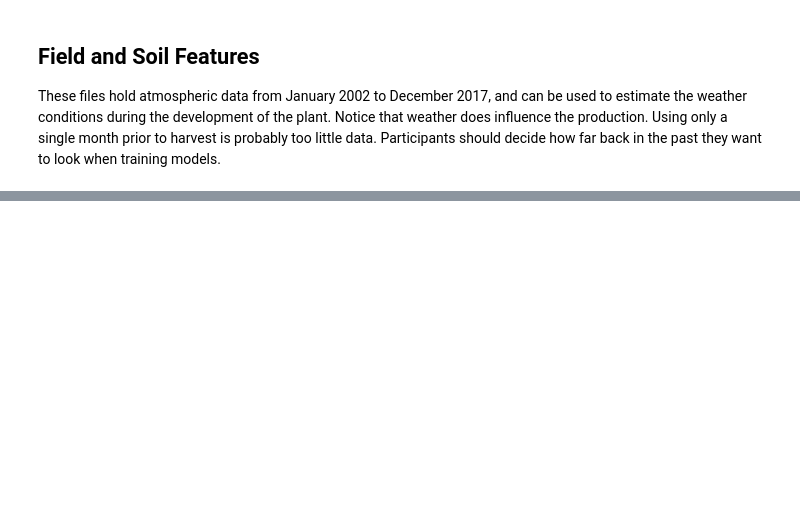
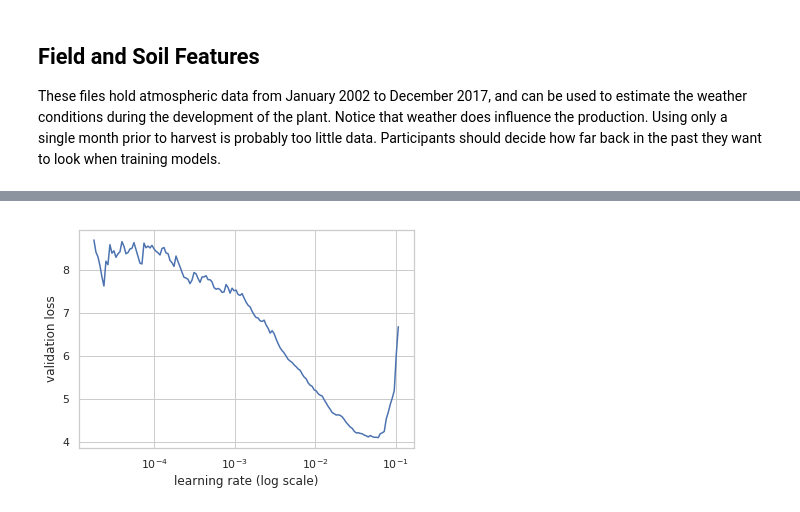
Before and after one commit to eraldoluis/kddbr-2018, a Jupyter notebook: nb/fastai-finetune.ipynb, the cells around one changed output, grey strips where cells are left out. Cells and saved outputs as stored; diff of their text form; code cells hidden in the pictures; blank space fills up the shorter version.

```diff
--- a/nb/fastai-finetune.ipynb
+++ b/nb/fastai-finetune.ipynb
@@ -88,5 +113,6 @@ df_all_ftrs.head(2)
 # %%
-# Get train data only.
+# Split test and train data.
+df_test = df_all_ftrs[df_all_ftrs.production.isna()]
 df_all_ftrs = df_all_ftrs[~df_all_ftrs.production.isna()]
 # %%
 val_year = 2010
@@ -196,0 +404,23 @@ epoch      trn_loss   val_loss   mean_absolute_error
+# %%
+# dropout rate
+dr = 0.3
+
+learner_params = {
+    "emb_szs": emb_szs, # embedding sizes
+    "n_cont": len(df.columns) - len(cat_ftrs), # num continuous inputs
+    "emb_drop": dr, # embeddings dropout probability
+    "out_sz": 1, # output size
+    "szs": [1000, 500], # sizes of fully-connected layers
+    "drops": [dr, dr], # dropout probabilities after each FC layer
+    "use_bn": False # batch normalization
+}
+
+m = md.get_learner(**learner_params)
+
+load_model_ignoring(m, 'test-trn018-tst043')
+
+m.freeze_to(-1)
+
+m.lr_find()
+m.sched.plot()
+# %% [output]
@@ -196,0 +428 @@ epoch      trn_loss   val_loss   mean_absolute_error
+[figure, added]
```
Also changed, not shown: parts of 41 cells of this notebook, 1 other file.
